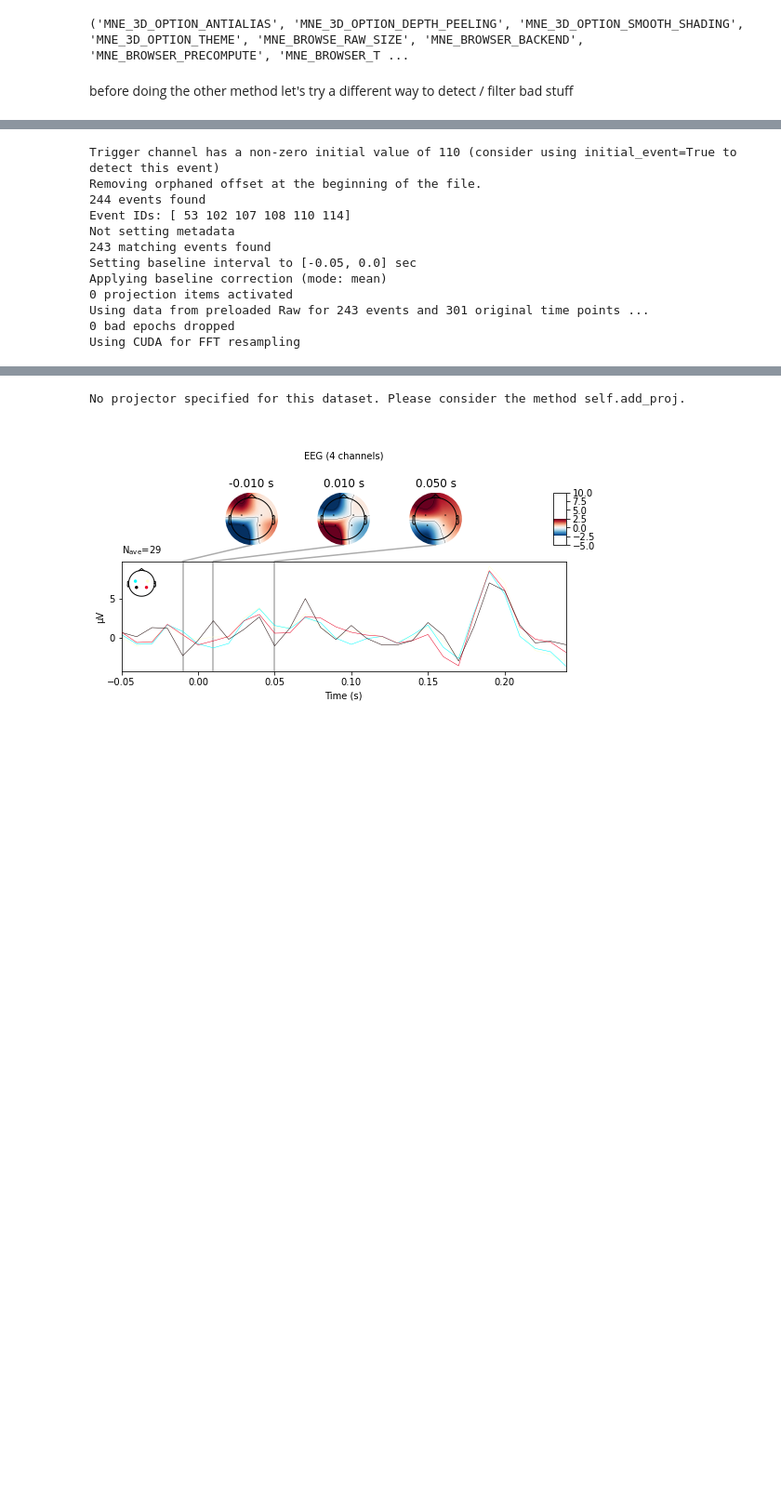
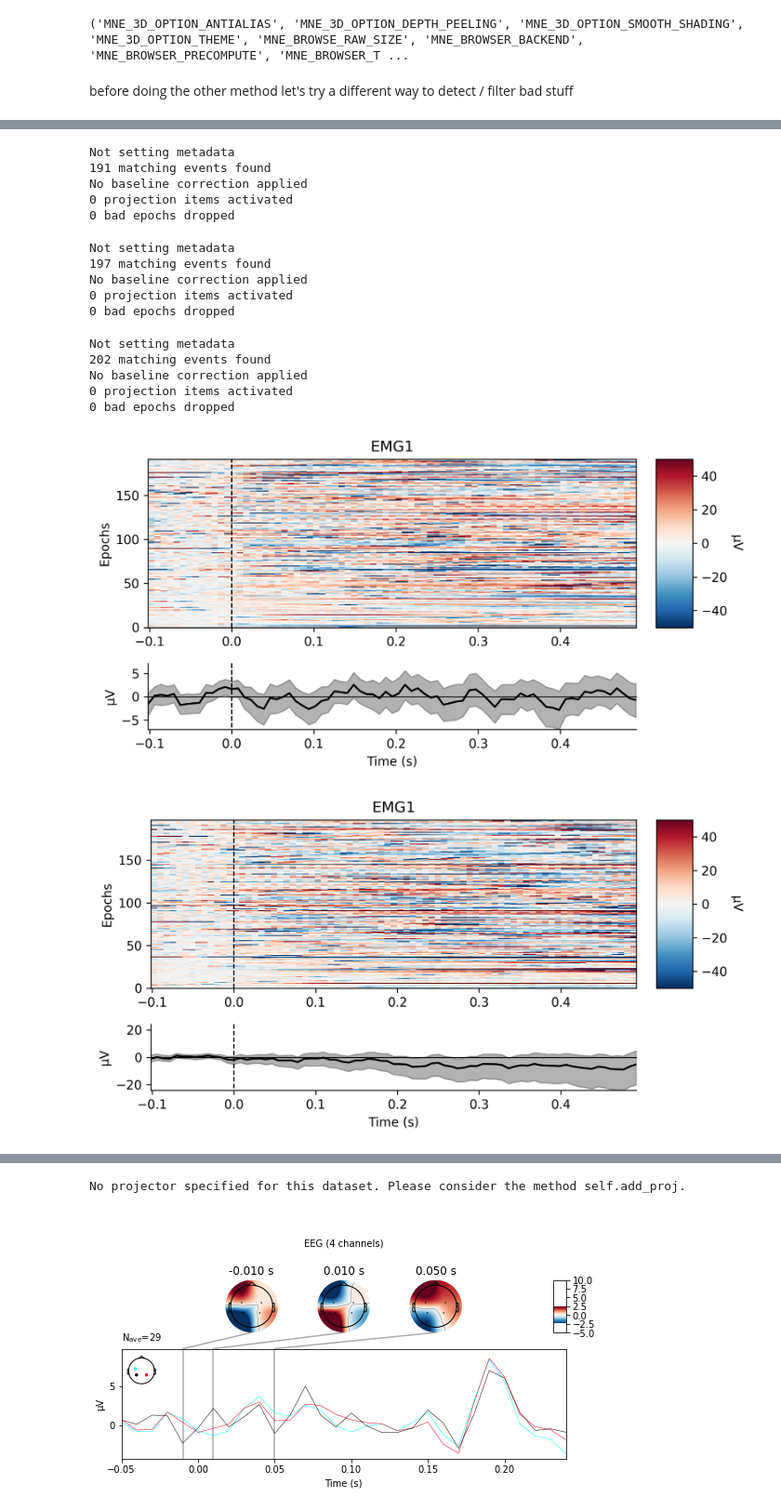
Before and after one commit to zeyus/CogNeuroExam, a Jupyter notebook: src/single_file_analysis_SD_clean4.ipynb, the cells around one changed output, grey strips where cells are left out. Shown at 93% size. Drawn from its saved outputs; the diff is of its cells as text; code cells hidden in the pictures; blank space fills up the shorter version.

```diff
--- a/src/single_file_analysis_SD_clean4.ipynb
+++ b/src/single_file_analysis_SD_clean4.ipynb
@@ -102,0 +132,14 @@ Designing a one-pass, zero-phase, non-causal bandpass filter:
+# %%
+event_ids = {
+    'left': ord('l'),
+    'right': ord('r'),
+    'neutral': ord('n'),
+    'fixation': ord('f'),
+    'ready': ord('k'),
+}
+
+events = mne.find_events(raw)
+reject = dict(eeg=150e-5)
+epochs = mne.Epochs(raw, events, event_id=event_ids, preload=True, reject=reject, tmin = -0.1, tmax=0.5, picks = ['EMG1'])
+# epochs = mne.Epochs(raw_notch, events, event_id=event_ids, preload=True)
+epochs_ds = epochs.resample(sfreq=128., n_jobs=job_arg)
@@ -102,0 +164,49 @@ Designing a one-pass, zero-phase, non-causal bandpass filter:
+# %%
+left_epochs = epochs_ds['left']
+
+right_epochs = epochs_ds['right']
+neutral_epochs = epochs_ds['neutral']
+pltimg = mne.viz.plot_epochs_image(right_epochs, vmin=-50, vmax=50, picks = "EMG1", show=False)
+pltimg = pltimg[0]
+pltimg.set_figheight(4)
+pltimg.set_figwidth(8)
+pltimg.set_dpi(300)
+pltimg.show()
+
+pltimg = mne.viz.plot_epochs_image(neutral_epochs, vmin=-50, vmax=50, picks = "EMG1", show=False)
+pltimg = pltimg[0]
+pltimg.set_figheight(4)
+pltimg.set_figwidth(8)
+pltimg.set_dpi(300)
+pltimg.show()
+
+
+pltimg = mne.viz.plot_epochs_image(left_epochs, vmin=-50, vmax=50, picks = "EMG1", show=False)
+pltimg = pltimg[0]
+pltimg.set_figheight(4)
+pltimg.set_figwidth(8)
+pltimg.set_dpi(300)
+pltimg.show()
+
+
+# pltimg = left_epochs.plot()
+# pltimg = right_epochs.plot_topomap()
+# pltimg = neutral_epochs.plot_topomap()
+# %% [output]
+Not setting metadata
+191 matching events found
+No baseline correction applied
+0 projection items activated
+0 bad epochs dropped
+Not setting metadata
+197 matching events found
+No baseline correction applied
+0 projection items activated
+0 bad epochs dropped
+Not setting metadata
+202 matching events found
+No baseline correction applied
+0 projection items activated
+0 bad epochs dropped
+[figure, added]
+[figure, added]
@@ -111,19 +222,6 @@ event_ids = {
 
 events = mne.find_events(raw)
 reject = dict(eeg=150e-6)
-epochs = mne.Epochs(raw, events, event_id=event_ids, preload=True, reject=reject, tmin = -0.05, tmax=0.25, picks = ['C3', 'P3', 'C4', 'P4'])
+epochs = mne.Epochs(raw, events, event_id=event_ids, preload=True, reject=reject, tmin = -0.05, tmax=0.3, picks = ['C3', 'P3', 'C4', 'P4'])
 # epochs = mne.Epochs(raw_notch, events, event_id=event_ids, preload=True)
-epochs_ds = epochs.resample(sfreq=100., n_jobs=job_arg)
+epochs_ds = epochs.resample(sfreq=128., n_jobs=job_arg)
-# %% [output]
-Trigger channel has a non-zero initial value of 110 (consider using initial_event=True to detect this event)
-Removing orphaned offset at the beginning of the file.
-244 events found
-Event IDs: [ 53 102 107 108 110 114]
-Not setting metadata
-243 matching events found
-Setting baseline interval to [-0.05, 0.0] sec
-Applying baseline correction (mode: mean)
-0 projection items activated
-Using data from preloaded Raw for 243 events and 301 original time points ...
-0 bad epochs dropped
-Using CUDA for FFT resampling
```
Also changed, not shown: parts of 10 cells of this notebook, 7 other files.
